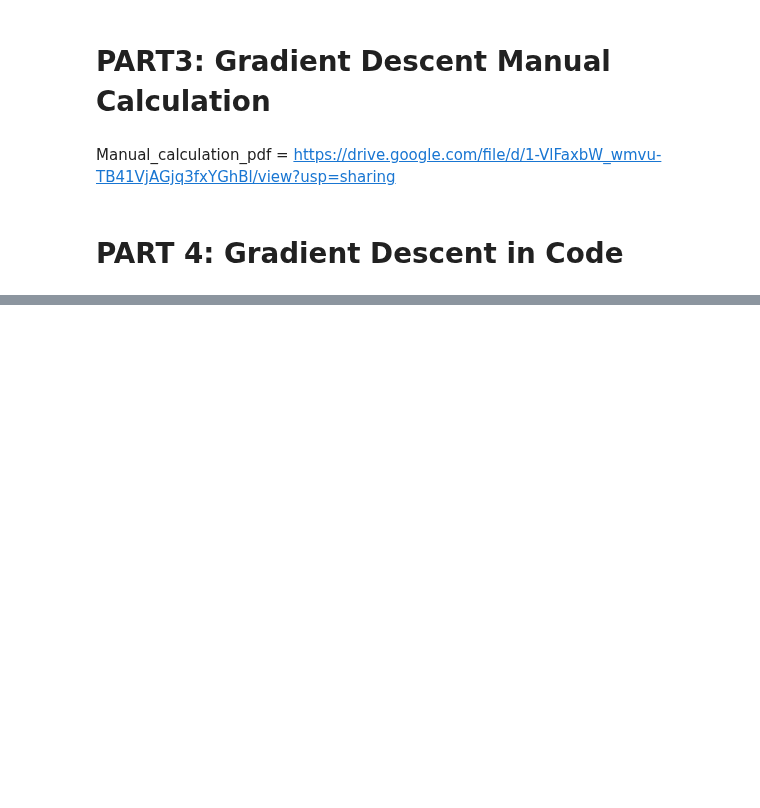
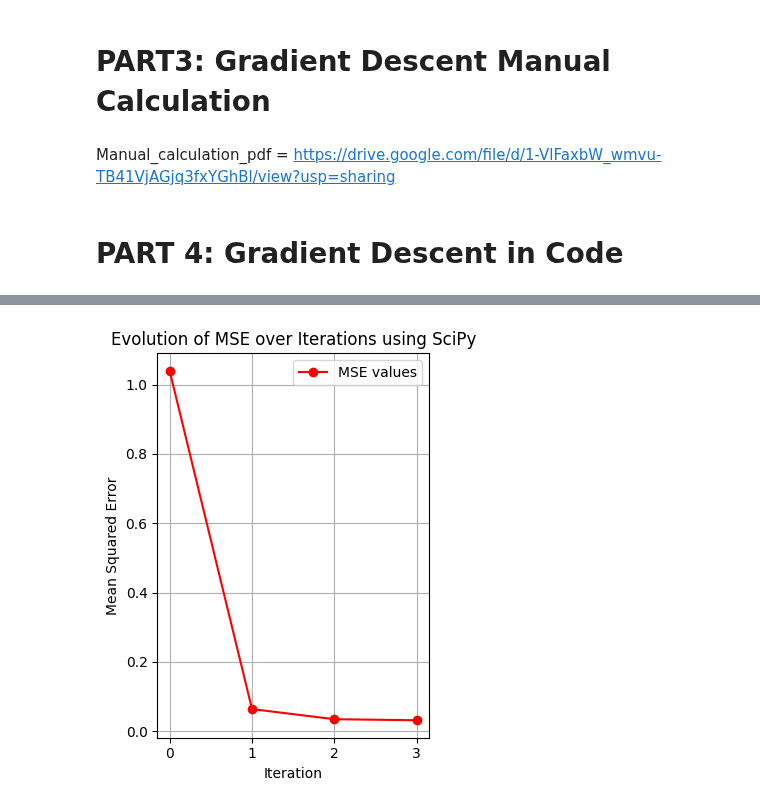
Before and after one commit to milkakeza/Formative3_Group5, a Jupyter notebook: Formative3_Group5.ipynb, the cells around one changed output, grey strips where cells are left out. Saved outputs shown, nothing was run; the diff lists cells and outputs as text; code cells hidden in the pictures; blank space fills up the shorter version.

```diff
--- a/Formative3_Group5.ipynb
+++ b/Formative3_Group5.ipynb
@@ -329,0 +301,14 @@ plt.show()
+# %%
+# Plot Error (MSE) over iterations
+plt.subplot(1,2,2)
+plt.plot(history['mse'], label='MSE values', marker='o', color='red')
+plt.title('Evolution of MSE over Iterations using SciPy')
+plt.xlabel('Iteration')
+plt.ylabel('Mean Squared Error')
+plt.legend()
+plt.grid(True)
+
+plt.tight_layout()
+plt.show()
+# %% [output]
+[figure, added]
```
Also changed, not shown: parts of 8 cells of this notebook.
